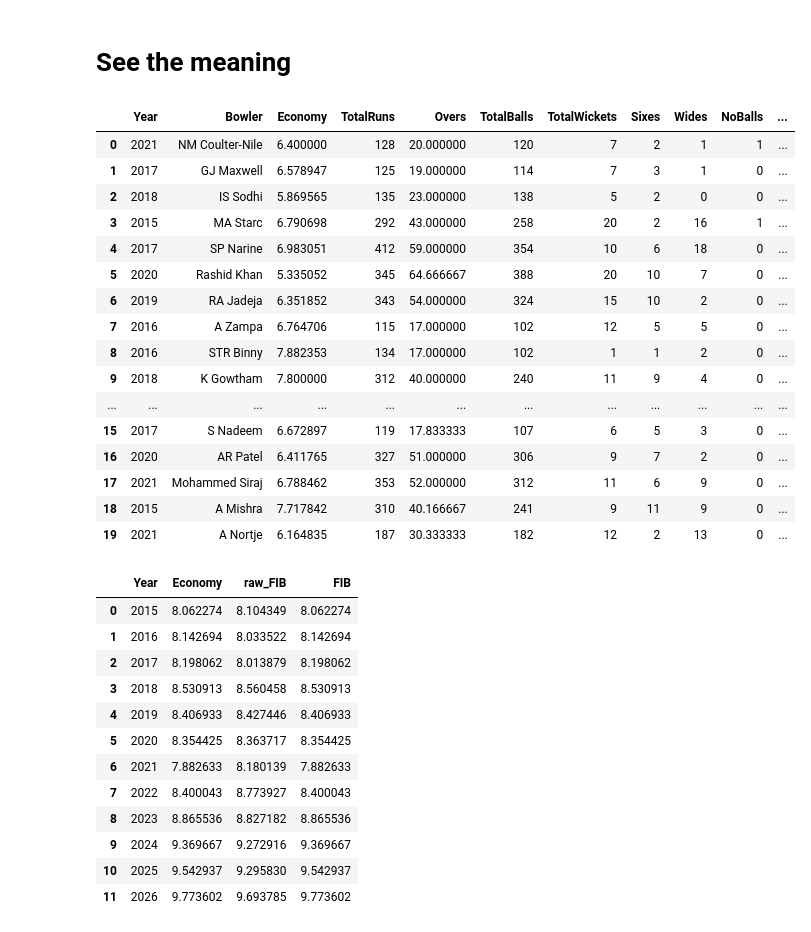
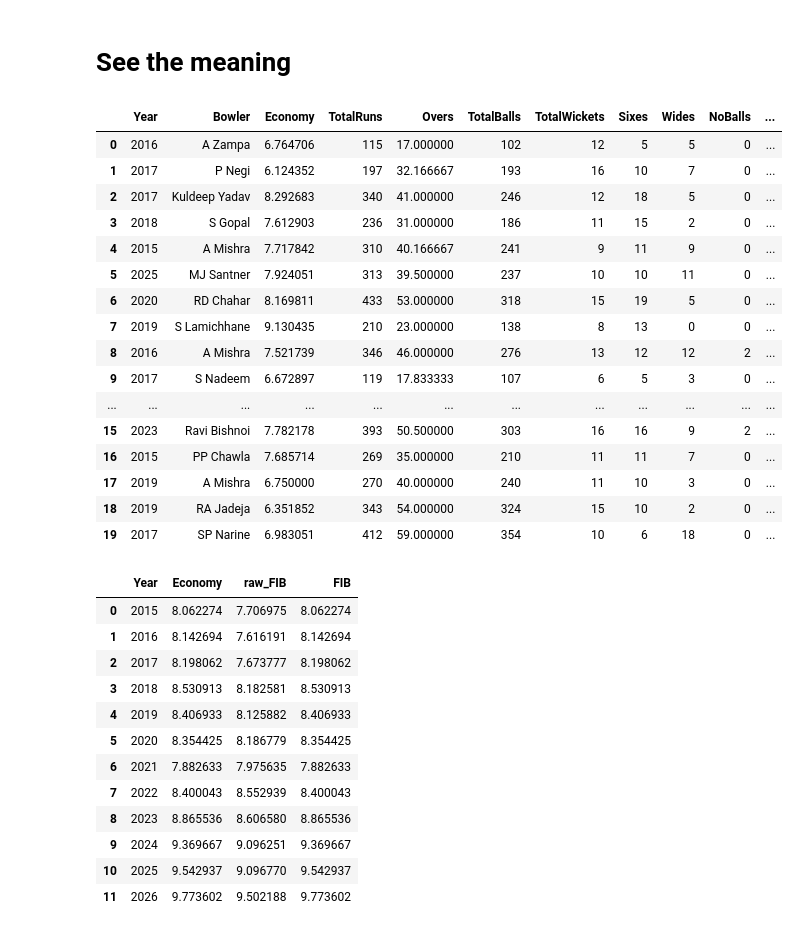
Before and after one commit to greenbear26/fielding-independent-bowling, a Jupyter notebook: main.ipynb, the cells around one changed output. Drawn from its saved outputs; the diff is of its cells as text; code cells hidden in the pictures.

```diff
--- a/main.ipynb
+++ b/main.ipynb
@@ -235,42 +235,42 @@ fib_reg.coef_, fib_reg.intercept_
 # See the meaning
 # %%
 # Store FIB stats for each bowler in the dataframe
-fib_coefficients = np.array(fib_reg.coef_)
-fib_coefficients = np.insert(fib_coefficients, 0, fib_reg.intercept_)
-# fib_coefficients = np.array([6.1821, 5.7628, 1.9969, 2.8617, -2.5032, -4.5166, 1.4290, -1.4063, -11.2354])
+# fib_coefficients = np.array(fib_reg.coef_)
+# fib_coefficients = np.insert(fib_coefficients, 0, fib_reg.intercept_)
+fib_coefficients = np.array([6.1821, 5.7628, 1.9969, 2.8617, -2.5032, -4.5166, 1.4290, -1.4063, -11.2354])
 
 for index, row in recent_year_bowler_df.iterrows():
     recent_year_bowler_df.at[index, 'raw_FIB'] = fib_coefficients[0] + fib_coefficients[1] * (row['Sixes'] / row['Overs']) + \
                                 fib_coefficients[2] * (row['Wides'] / row['Overs']) + \
                                 fib_coefficients[3] * (row['NoBalls'] / row['Overs']) + \
                                 fib_coefficients[4] * (row['BowledWickets'] / row['Overs']) + \
                                 fib_coefficients[5] * (row['LbwWickets'] / row['Overs']) + \
                                 fib_coefficients[6] * (row['HitWicketWickets'] / row['Overs']) + \
                                 fib_coefficients[7] * (row['CaughtAndBowledWickets'] / row['Overs']) + \
                                 fib_coefficients[8] * (row['StumpedWickets'] / row['Overs'])
 
 recent_year_bowler_df.sort_values(by=['raw_FIB'], inplace=True)
 recent_year_bowler_df = recent_year_bowler_df.reset_index(drop=True)
 recent_year_bowler_df.to_csv('data/bowler-stats-with-fib.csv', index=False)
 recent_year_bowler_df.head(20)
 # %% [output]
 |  | Year | Bowler | Economy | TotalRuns | Overs | TotalBalls | TotalWickets | Sixes | Wides | NoBalls | ... |
-| 0 | 2021 | NM Coulter-Nile | 6.400000 | 128 | 20.000000 | 120 | 7 | 2 | 1 | 1 | ... |
-| 1 | 2017 | GJ Maxwell | 6.578947 | 125 | 19.000000 | 114 | 7 | 3 | 1 | 0 | ... |
-| 2 | 2018 | IS Sodhi | 5.869565 | 135 | 23.000000 | 138 | 5 | 2 | 0 | 0 | ... |
-| 3 | 2015 | MA Starc | 6.790698 | 292 | 43.000000 | 258 | 20 | 2 | 16 | 1 | ... |
-| 4 | 2017 | SP Narine | 6.983051 | 412 | 59.000000 | 354 | 10 | 6 | 18 | 0 | ... |
-| 5 | 2020 | Rashid Khan | 5.335052 | 345 | 64.666667 | 388 | 20 | 10 | 7 | 0 | ... |
-| 6 | 2019 | RA Jadeja | 6.351852 | 343 | 54.000000 | 324 | 15 | 10 | 2 | 0 | ... |
-| 7 | 2016 | A Zampa | 6.764706 | 115 | 17.000000 | 102 | 12 | 5 | 5 | 0 | ... |
-| 8 | 2016 | STR Binny | 7.882353 | 134 | 17.000000 | 102 | 1 | 1 | 2 | 0 | ... |
-| 9 | 2018 | K Gowtham | 7.800000 | 312 | 40.000000 | 240 | 11 | 9 | 4 | 0 | ... |
+| 0 | 2016 | A Zampa | 6.764706 | 115 | 17.000000 | 102 | 12 | 5 | 5 | 0 | ... |
+| 1 | 2017 | P Negi | 6.124352 | 197 | 32.166667 | 193 | 16 | 10 | 7 | 0 | ... |
+| 2 | 2017 | Kuldeep Yadav | 8.292683 | 340 | 41.000000 | 246 | 12 | 18 | 5 | 0 | ... |
+| 3 | 2018 | S Gopal | 7.612903 | 236 | 31.000000 | 186 | 11 | 15 | 2 | 0 | ... |
+| 4 | 2015 | A Mishra | 7.717842 | 310 | 40.166667 | 241 | 9 | 11 | 9 | 0 | ... |
+| 5 | 2025 | MJ Santner | 7.924051 | 313 | 39.500000 | 237 | 10 | 10 | 11 | 0 | ... |
+| 6 | 2020 | RD Chahar | 8.169811 | 433 | 53.000000 | 318 | 15 | 19 | 5 | 0 | ... |
+| 7 | 2019 | S Lamichhane | 9.130435 | 210 | 23.000000 | 138 | 8 | 13 | 0 | 0 | ... |
+| 8 | 2016 | A Mishra | 7.521739 | 346 | 46.000000 | 276 | 13 | 12 | 12 | 2 | ... |
+| 9 | 2017 | S Nadeem | 6.672897 | 119 | 17.833333 | 107 | 6 | 5 | 3 | 0 | ... |
 | ... | ... | ... | ... | ... | ... | ... | ... | ... | ... | ... | ... |
-| 15 | 2017 | S Nadeem | 6.672897 | 119 | 17.833333 | 107 | 6 | 5 | 3 | 0 | ... |
-| 16 | 2020 | AR Patel | 6.411765 | 327 | 51.000000 | 306 | 9 | 7 | 2 | 0 | ... |
-| 17 | 2021 | Mohammed Siraj | 6.788462 | 353 | 52.000000 | 312 | 11 | 6 | 9 | 0 | ... |
-| 18 | 2015 | A Mishra | 7.717842 | 310 | 40.166667 | 241 | 9 | 11 | 9 | 0 | ... |
-| 19 | 2021 | A Nortje | 6.164835 | 187 | 30.333333 | 182 | 12 | 2 | 13 | 0 | ... |
+| 15 | 2023 | Ravi Bishnoi | 7.782178 | 393 | 50.500000 | 303 | 16 | 16 | 9 | 2 | ... |
+| 16 | 2015 | PP Chawla | 7.685714 | 269 | 35.000000 | 210 | 11 | 11 | 7 | 0 | ... |
+| 17 | 2019 | A Mishra | 6.750000 | 270 | 40.000000 | 240 | 11 | 10 | 3 | 0 | ... |
+| 18 | 2019 | RA Jadeja | 6.351852 | 343 | 54.000000 | 324 | 15 | 10 | 2 | 0 | ... |
+| 19 | 2017 | SP Narine | 6.983051 | 412 | 59.000000 | 354 | 10 | 6 | 18 | 0 | ... |
 # %%
 # Normalize FIB for each year based on economy mean and standard deviation
 for year in recent_year_bowler_df['Year'].unique():
@@ -290,18 +290,18 @@ average_stats = recent_year_bowler_df.groupby('Year').agg({'Economy': 'mean', 'r
 average_stats.head(20)
 # %% [output]
 |  | Year | Economy | raw_FIB | FIB |
-| 0 | 2015 | 8.062274 | 8.104349 | 8.062274 |
-| 1 | 2016 | 8.142694 | 8.033522 | 8.142694 |
-| 2 | 2017 | 8.198062 | 8.013879 | 8.198062 |
-| 3 | 2018 | 8.530913 | 8.560458 | 8.530913 |
-| 4 | 2019 | 8.406933 | 8.427446 | 8.406933 |
-| 5 | 2020 | 8.354425 | 8.363717 | 8.354425 |
-| 6 | 2021 | 7.882633 | 8.180139 | 7.882633 |
-| 7 | 2022 | 8.400043 | 8.773927 | 8.400043 |
-| 8 | 2023 | 8.865536 | 8.827182 | 8.865536 |
-| 9 | 2024 | 9.369667 | 9.272916 | 9.369667 |
-| 10 | 2025 | 9.542937 | 9.295830 | 9.542937 |
-| 11 | 2026 | 9.773602 | 9.693785 | 9.773602 |
+| 0 | 2015 | 8.062274 | 7.706975 | 8.062274 |
+| 1 | 2016 | 8.142694 | 7.616191 | 8.142694 |
+| 2 | 2017 | 8.198062 | 7.673777 | 8.198062 |
+| 3 | 2018 | 8.530913 | 8.182581 | 8.530913 |
+| 4 | 2019 | 8.406933 | 8.125882 | 8.406933 |
+| 5 | 2020 | 8.354425 | 8.186779 | 8.354425 |
+| 6 | 2021 | 7.882633 | 7.975635 | 7.882633 |
+| 7 | 2022 | 8.400043 | 8.552939 | 8.400043 |
+| 8 | 2023 | 8.865536 | 8.606580 | 8.865536 |
+| 9 | 2024 | 9.369667 | 9.096251 | 9.369667 |
+| 10 | 2025 | 9.542937 | 9.096770 | 9.542937 |
+| 11 | 2026 | 9.773602 | 9.502188 | 9.773602 |
 # %%
 # Print Standard Deviation of Economy and FIB for each year
 std_stats = recent_year_bowler_df.groupby('Year').agg({'Economy': 'std', 'raw_FIB': 'std', 'FIB': 'std'}).reset_index()
```
Also changed, not shown: parts of 3 cells of this notebook, 1 other file.
